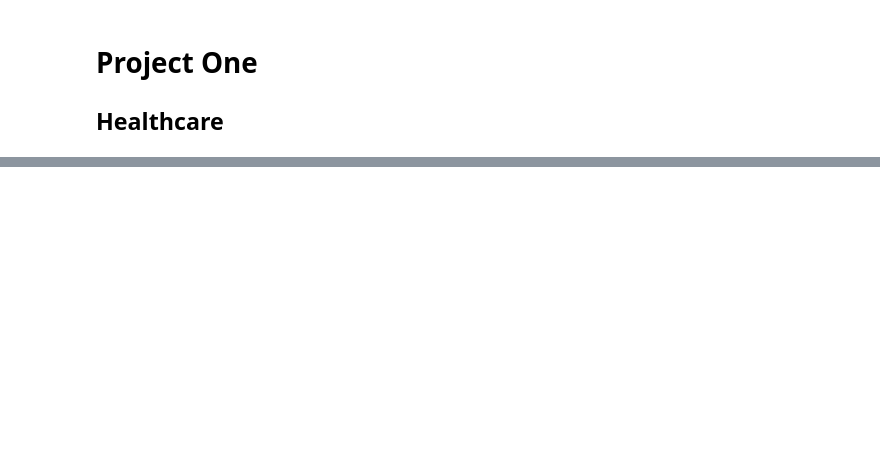
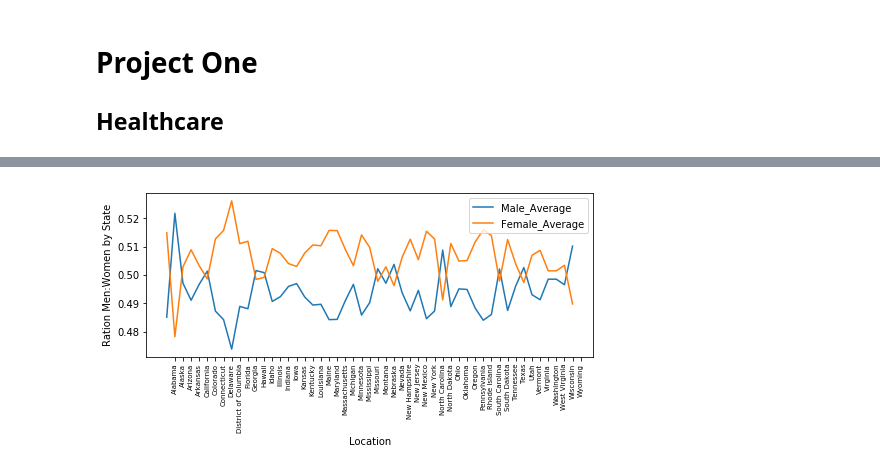
Before and after one commit to imerai/Homework, a Jupyter notebook: Project1/ProjectOne.ipynb, the cells around one changed output, grey strips where cells are left out. Saved outputs shown, nothing was run; the diff lists cells and outputs as text; code cells hidden in the pictures; blank space fills up the shorter version.

```diff
--- a/Project1/ProjectOne.ipynb
+++ b/Project1/ProjectOne.ipynb
@@ -21,0 +162,14 @@ FileNotFoundError: [Errno 2] No such file or directory: '../US_Healthcare.xls'
+# %%
+# Plot Male and Female Data by State
+
+plt.figure(figsize=(8,3))
+ax = plt.gca()
+x=np.arange(1,52,1)
+Healthcare.plot(kind='line',x='Location',y='Male_Average',ax=ax)
+Healthcare.plot(kind='line',x='Location',y='Female_Average',ax=ax)
+ax.set_xticks(x)
+ax.set_xticklabels(Healthcare['Location'],rotation='vertical',fontsize=7)
+plt.ylabel('Ration Men:Women by State')
+plt.savefig("RationofMenandWomenbystate.png", bbox_inches='tight')
+# %% [output]
+[figure, added]
```
Also changed, not shown: parts of 24 cells of this notebook, 17 other files.
